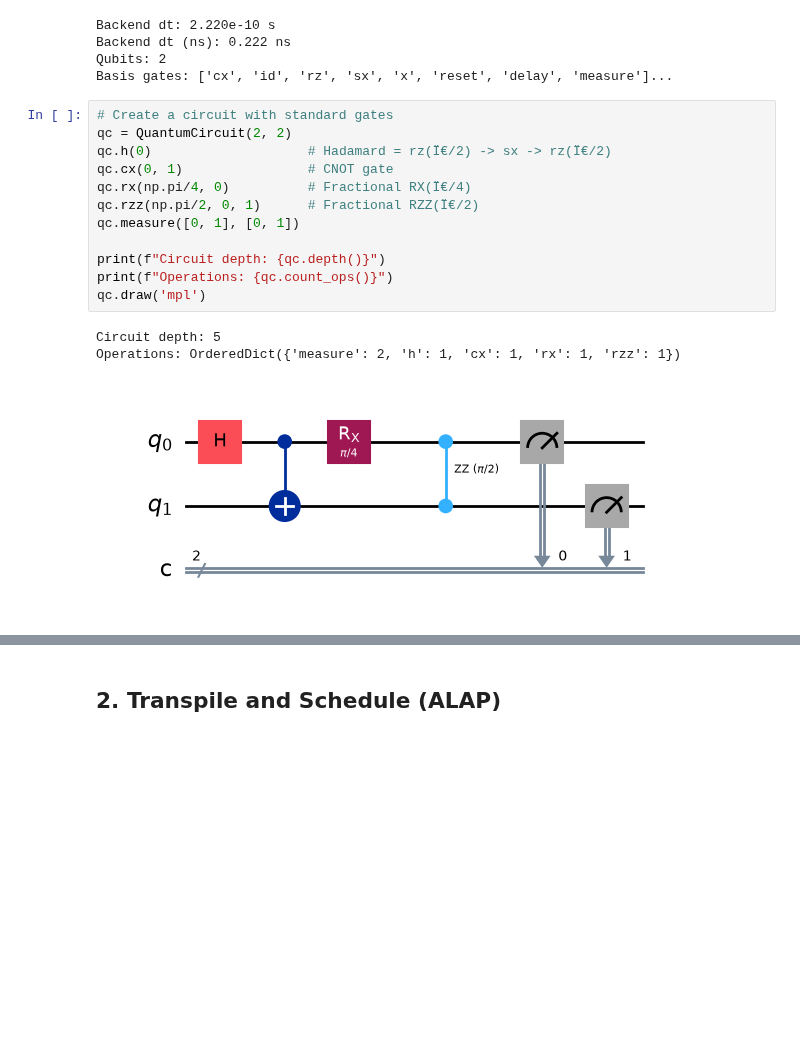
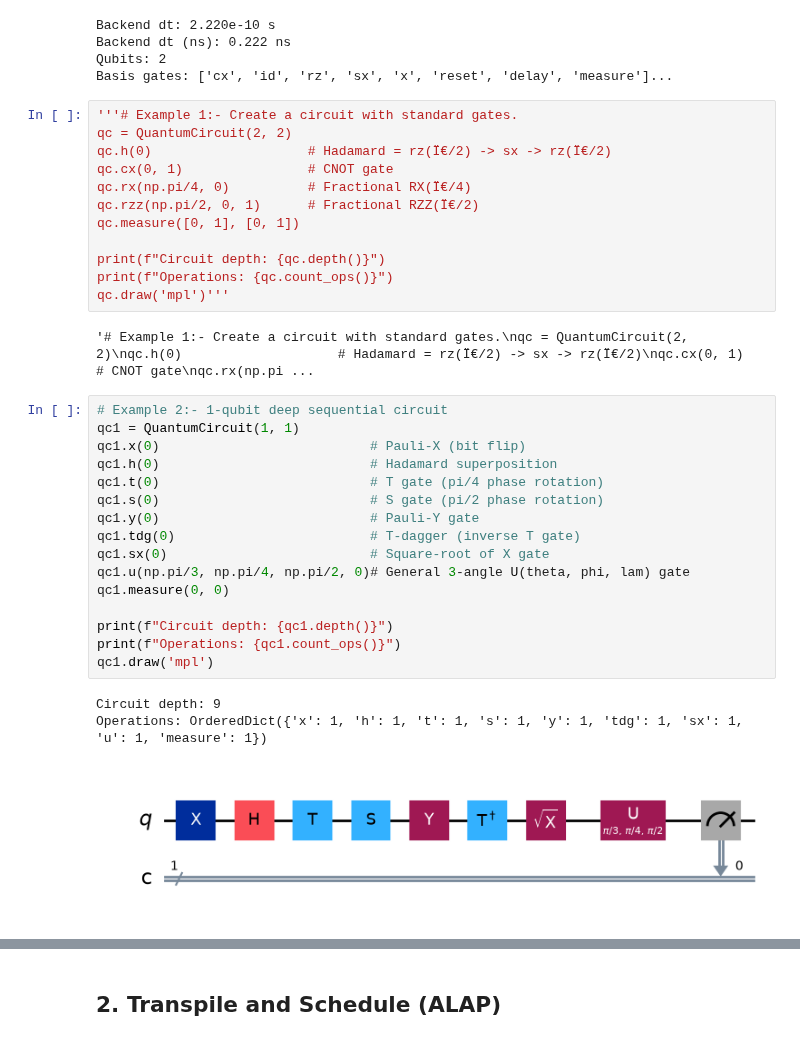
Before and after one commit to PratulDeshpande/qiskit-waveform-sim, a Jupyter notebook: docs/source/tutorials/quickstart.ipynb, the cells around one changed output, grey strips where cells are left out. Cells and saved outputs as stored; diff of their text form; blank space fills up the shorter version.

```diff
--- a/docs/source/tutorials/quickstart.ipynb
+++ b/docs/source/tutorials/quickstart.ipynb
@@ -38,7 +38,7 @@ Backend dt (ns): 0.222 ns
 Qubits: 2
 Basis gates: ['cx', 'id', 'rz', 'sx', 'x', 'reset', 'delay', 'measure']...
 # %%
-# Create a circuit with standard gates
+'''# Example 1:- Create a circuit with standard gates.
 qc = QuantumCircuit(2, 2)
 qc.h(0)                    # Hadamard = rz(Ï€/2) -> sx -> rz(Ï€/2)
 qc.cx(0, 1)                # CNOT gate
@@ -48,8 +48,26 @@ qc.measure([0, 1], [0, 1])
 
 print(f"Circuit depth: {qc.depth()}")
 print(f"Operations: {qc.count_ops()}")
-qc.draw('mpl')
+qc.draw('mpl')'''
 # %% [output]
-Circuit depth: 5
-Operations: OrderedDict({'measure': 2, 'h': 1, 'cx': 1, 'rx': 1, 'rzz': 1})
+'# Example 1:- Create a circuit with standard gates.\nqc = QuantumCircuit(2, 2)\nqc.h(0)                    # Hadamard = rz(Ï€/2) -> sx -> rz(Ï€/2)\nqc.cx(0, 1)                # CNOT gate\nqc.rx(np.pi ...
-[figure, removed]
+# %%
+# Example 2:- 1-qubit deep sequential circuit
+qc1 = QuantumCircuit(1, 1)
+qc1.x(0)                           # Pauli-X (bit flip)
+qc1.h(0)                           # Hadamard superposition
+qc1.t(0)                           # T gate (pi/4 phase rotation)
+qc1.s(0)                           # S gate (pi/2 phase rotation)
+qc1.y(0)                           # Pauli-Y gate
+qc1.tdg(0)                         # T-dagger (inverse T gate)
+qc1.sx(0)                          # Square-root of X gate
+qc1.u(np.pi/3, np.pi/4, np.pi/2, 0)# General 3-angle U(theta, phi, lam) gate
+qc1.measure(0, 0)
+
+print(f"Circuit depth: {qc1.depth()}")
+print(f"Operations: {qc1.count_ops()}")
+qc1.draw('mpl')
+# %% [output]
+Circuit depth: 9
+Operations: OrderedDict({'x': 1, 'h': 1, 't': 1, 's': 1, 'y': 1, 'tdg': 1, 'sx': 1, 'u': 1, 'measure': 1})
+[figure, added]
```
Also changed, not shown: parts of 2 cells of this notebook, 9 other files.
